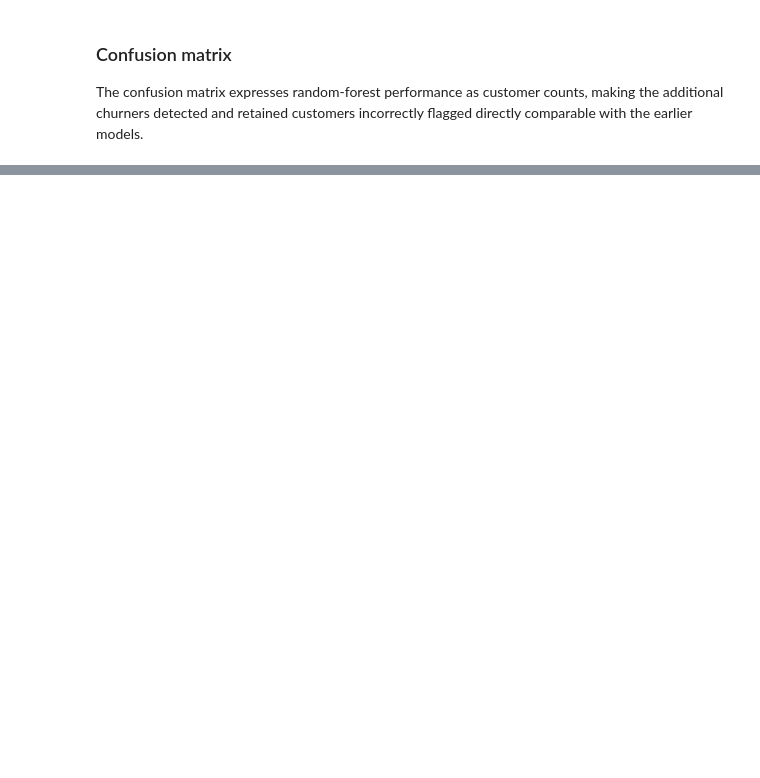
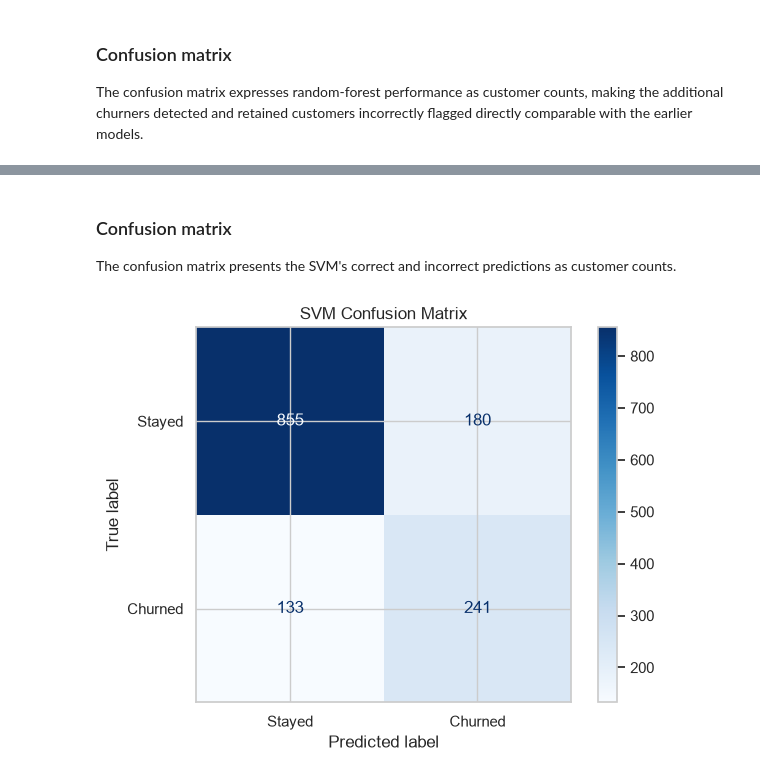
Before and after one commit to AlyIbrahim1/telecom-retention-campaign-workbench, a Jupyter notebook: teleco_churn_eda.ipynb, the cells around one changed output, grey strips where cells are left out. Saved outputs shown, nothing was run; the diff lists cells and outputs as text; code cells hidden in the pictures; blank space fills up the shorter version.

```diff
--- a/teleco_churn_eda.ipynb
+++ b/teleco_churn_eda.ipynb
@@ -1424,0 +1867,27 @@ The forest achieves the highest churn recall of the three models: 2.4 percentage
+# %%
+svm_model = svm_search.best_estimator_
+
+svm_predictions = svm_model.predict(
+    X_test
+)
+
+print("Best SVM parameters:")
+print(svm_search.best_params_)
+
+print("\nBest cross-validation recall at the FPR cap:")
+print(round(svm_search.best_score_, 3))
+
+print("\nTest F2-score:")
+print(round(fbeta_score(y_test, svm_predictions, beta=2), 3))
+
+print(
+    classification_report(
+        y_test,
+        svm_predictions,
+        target_names=[
+            "Stayed",
+            "Churned"
+        ],
+        digits=3
+    )
+)
@@ -1424,0 +1912,22 @@ The forest achieves the highest churn recall of the three models: 2.4 percentage
+# %% [markdown]
+### Confusion matrix
+
+The confusion matrix presents the SVM's correct and incorrect predictions as customer counts.
+# %%
+ConfusionMatrixDisplay.from_predictions(
+    y_test,
+    svm_predictions,
+    labels=[0, 1],
+    display_labels=[
+        "Stayed",
+        "Churned"
+    ],
+    cmap="Blues",
+    values_format="d"
+)
+
+plt.title("SVM Confusion Matrix")
+plt.tight_layout()
+plt.show()
+# %% [output]
+[figure, added]
```
Also changed, not shown: parts of 61 cells of this notebook, 1 other file.
